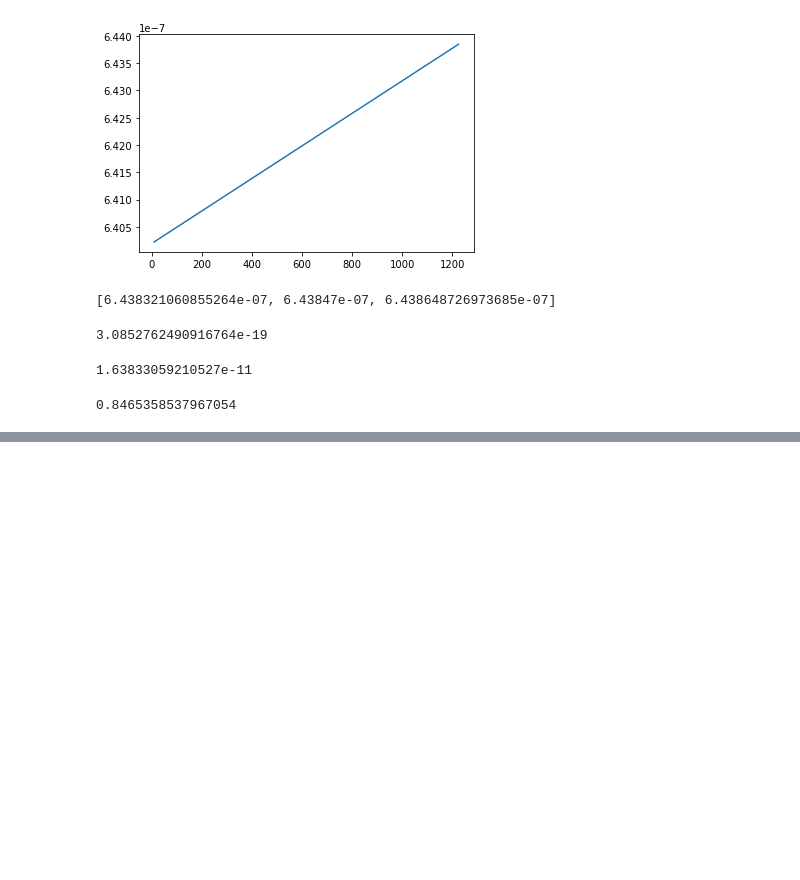
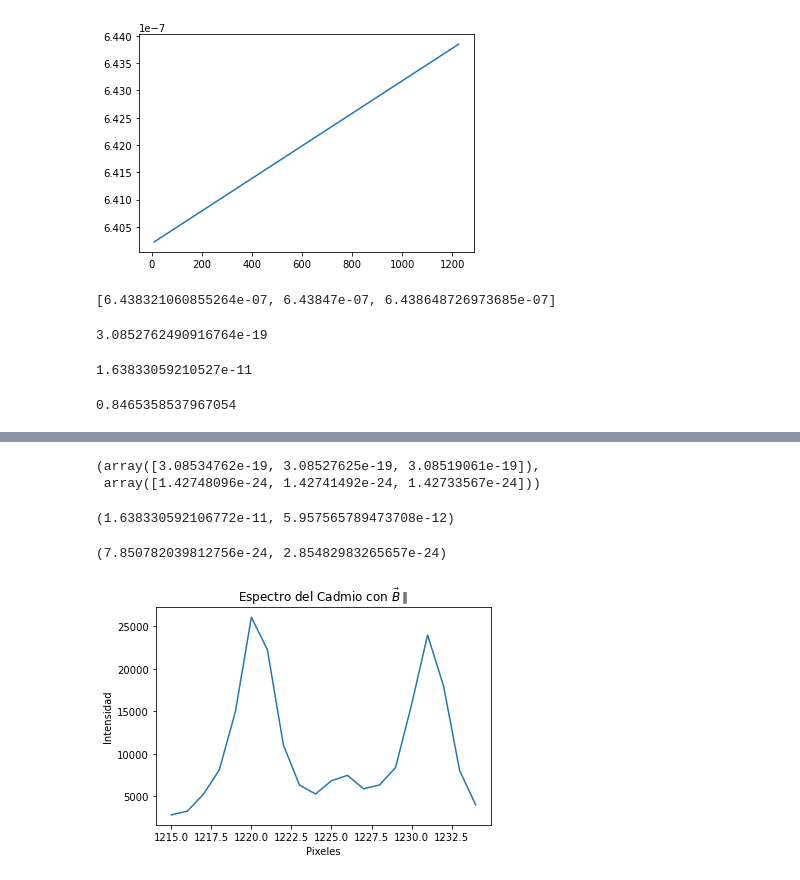
Before and after one commit to jcrojasv1/Physics_Labs, a Jupyter notebook: 4 Efecto Zeeman/Zeeman Effect for Cadmium.ipynb, the cells around one changed output, grey strips where cells are left out. Drawn from its saved outputs; the diff is of its cells as text; code cells hidden in the pictures; blank space fills up the shorter version.

```diff
--- a/4 Efecto Zeeman/Zeeman Effect for Cadmium.ipynb
+++ b/4 Efecto Zeeman/Zeeman Effect for Cadmium.ipynb
@@ -172,0 +150,11 @@ GetPropagation(exp,var,sig,mea)
+# %%
+value_inc, inc
+# %% [output]
+(array([3.08534762e-19, 3.08527625e-19, 3.08519061e-19]),
+ array([1.42748096e-24, 1.42741492e-24, 1.42733567e-24]))
+# %%
+distance_ = (np.abs(l[1] - l[0]) + np.abs(l[1] - l[2]))/2 # Esta cosa está en Angstroms si le quitas el e-10.
+incert = New_Inc(New_Inc(inc_m, inc_m), New_Inc(inc_m, inc_m))
+distance_, incert
+# %% [output]
+(1.638330592106772e-11, 5.957565789473708e-12)
@@ -172,0 +166,17 @@ GetPropagation(exp,var,sig,mea)
+# %%
+exp = mub*var[0]
+sig = np.array([incertf])
+mea = np.array([field])
+GetPropagation(exp,var,sig,mea)
+# %% [output]
+(7.850782039812756e-24, 2.85482983265657e-24)
+# %%
+init, final = 1215, 1235
+Cd_parallel = Cadmium_parallel["Gray_Value"].to_numpy()[init+110:final+110]
+plt.plot(axis[init:final], Cd_parallel)
+plt.xlabel("Pixeles")
+plt.ylabel("Intensidad")
+plt.title(r"Espectro del Cadmio con $\vec{B} \parallel$")
+plt.savefig("Cadmio_Paral.pdf")
+# %% [output]
+[figure, added]
```
Also changed, not shown: parts of 19 cells of this notebook, 8 other files.
